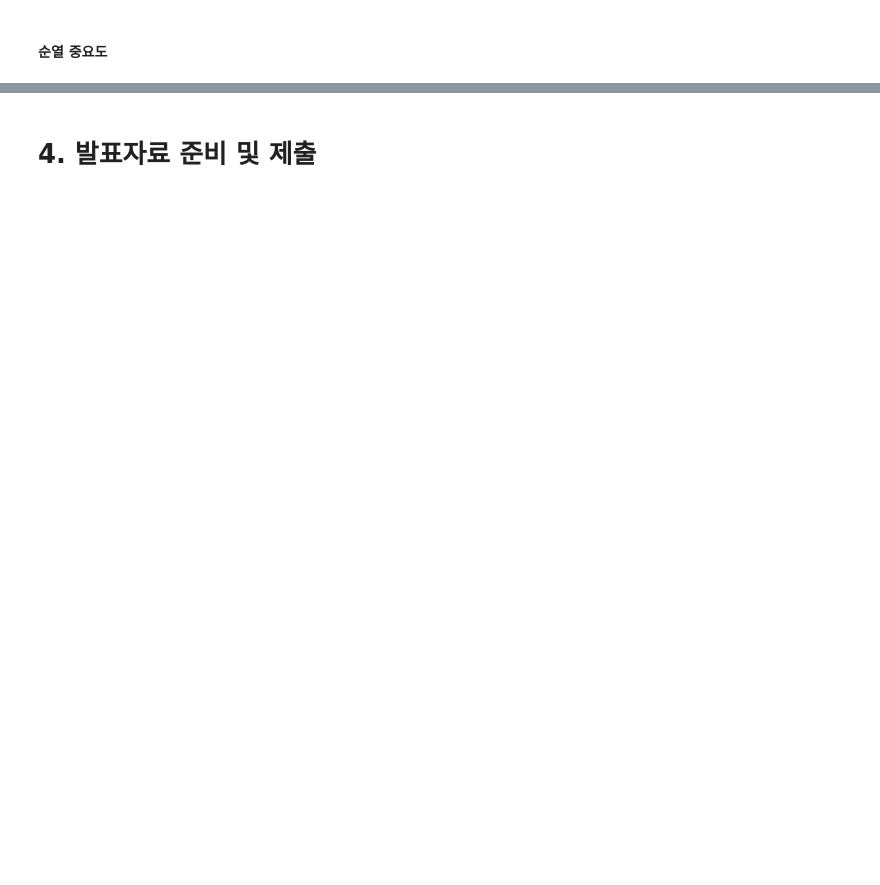
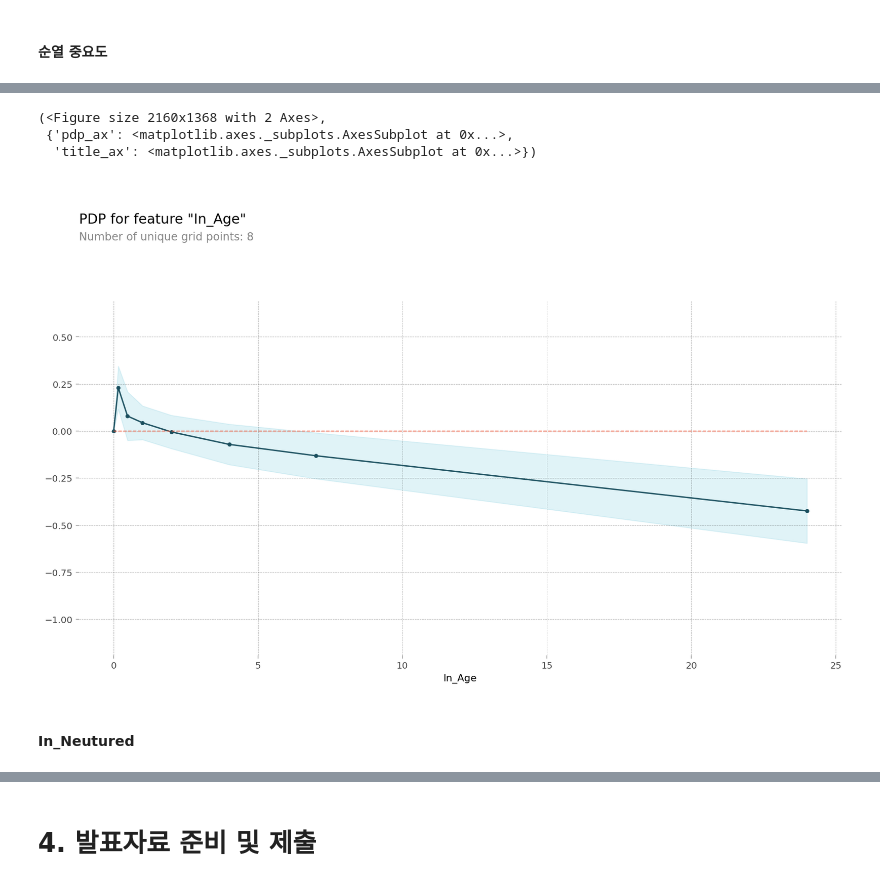
Before and after one commit to jayJ-hub/Section1_Project-, a Jupyter notebook: Section2_Project.ipynb, the cells around one changed output, grey strips where cells are left out. Saved outputs shown, nothing was run; the diff lists cells and outputs as text; code cells hidden in the pictures; blank space fills up the shorter version.

```diff
--- a/Section2_Project.ipynb
+++ b/Section2_Project.ipynb
@@ -2438,0 +2745,3 @@ f1:  0.6731517944204402
+# %%
+classifier = clf.best_estimator_
+classifier
@@ -2438,0 +2884,29 @@ f1:  0.6731517944204402
+# %%
+feature = 'In_Age'
+
+dist = pdp_isolate(
+    model=classifier,
+    dataset=X_train_encoded,
+    model_features=X_train_encoded.columns,
+    feature=feature,
+    # grid_type='percentile', # default='percentile', or 'equal'
+    # num_grid_points=10 # default=10
+)
+# for item in encoder.mapping:
+#     if item['col'] == feature:
+#         feature_mapping = item['mapping'] # Series
+# feature_mapping = feature_mapping[feature_mapping.index.dropna()]
+
+# category_names = feature_mapping.index.tolist()
+# category_codes = feature_mapping.values.tolist()
+# feature
+# %%
+pdp_plot(dist, feature_name=feature)
+# plt.xticks(category_codes, category_names);
+# %% [output]
+(<Figure size 2160x1368 with 2 Axes>,
+ {'pdp_ax': <matplotlib.axes._subplots.AxesSubplot at 0x...>,
+  'title_ax': <matplotlib.axes._subplots.AxesSubplot at 0x...>})
+[figure, added]
+# %% [markdown]
+#### In_Neutured
```
Also changed, not shown: parts of 104 cells of this notebook.
